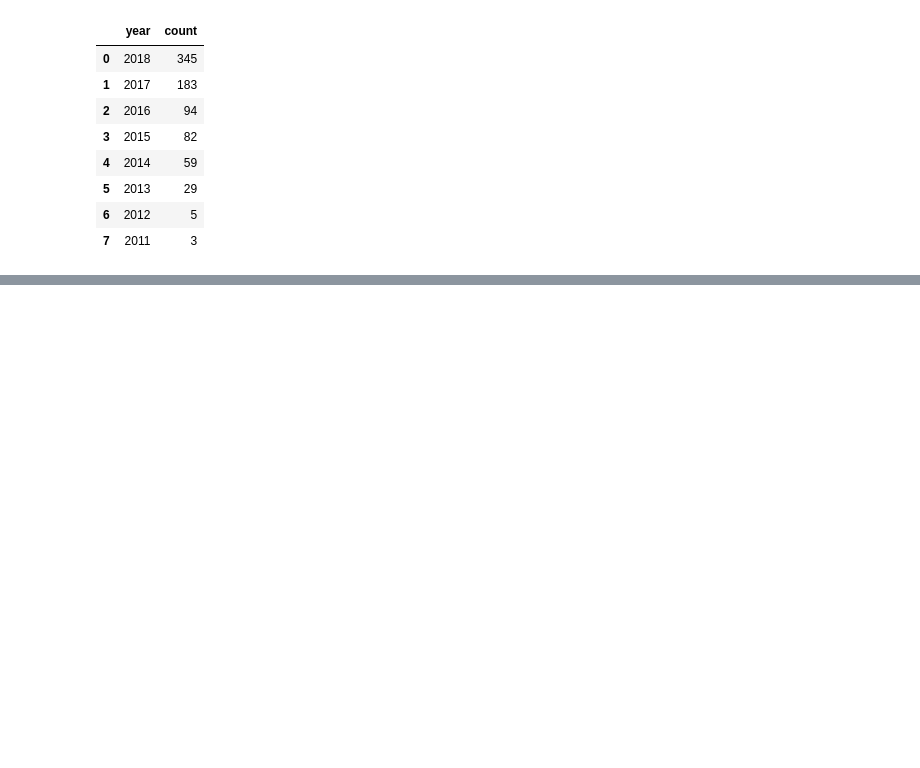
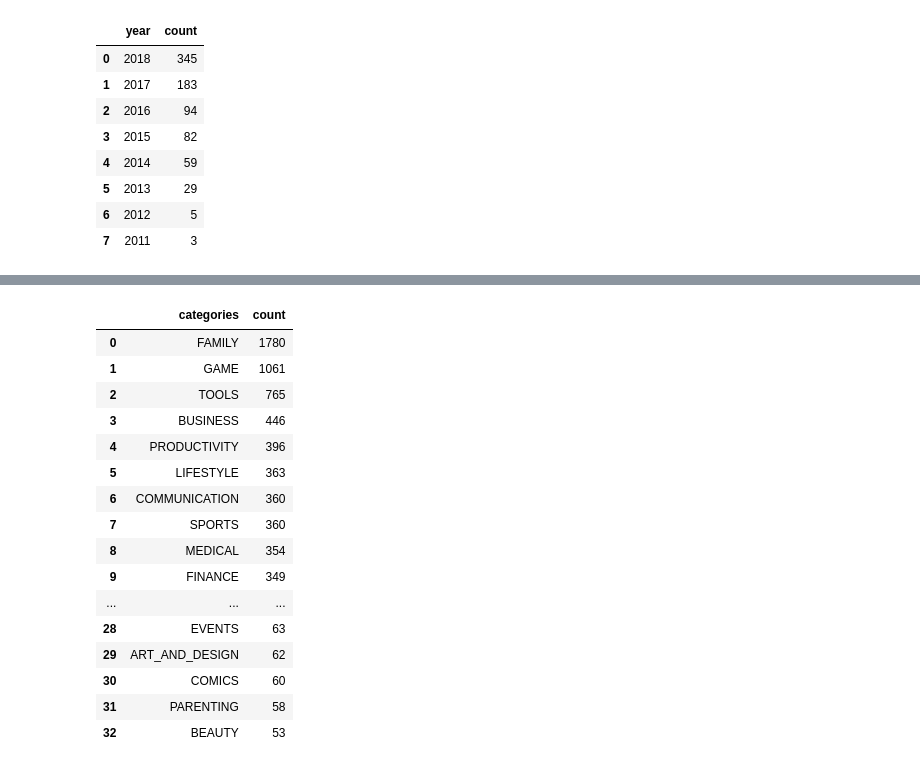
Before and after one commit to sidds4474/Play-Store-App-Review-Analysis, a Jupyter notebook: Play_Store_App_Review_Analysis_Project.ipynb, the cells around one changed output, grey strips where cells are left out. Saved outputs shown, nothing was run; the diff lists cells and outputs as text; code cells hidden in the pictures; blank space fills up the shorter version.

```diff
--- a/Play_Store_App_Review_Analysis_Project.ipynb
+++ b/Play_Store_App_Review_Analysis_Project.ipynb
@@ -180,0 +242,5 @@ paid
+# %%
+def stats(dataframe,feature,column1,column2):
+  df=dataframe[feature].value_counts().reset_index()
+  df.columns=[column1,column2]
+  return df
@@ -180,0 +392,21 @@ paid
+# %%
+free_cat=stats(df1,'Category','categories','count')
+free_cat
+# %% [output]
+|  | categories | count |
+| 0 | FAMILY | 1780 |
+| 1 | GAME | 1061 |
+| 2 | TOOLS | 765 |
+| 3 | BUSINESS | 446 |
+| 4 | PRODUCTIVITY | 396 |
+| 5 | LIFESTYLE | 363 |
+| 6 | COMMUNICATION | 360 |
+| 7 | SPORTS | 360 |
+| 8 | MEDICAL | 354 |
+| 9 | FINANCE | 349 |
+| ... | ... | ... |
+| 28 | EVENTS | 63 |
+| 29 | ART_AND_DESIGN | 62 |
+| 30 | COMICS | 60 |
+| 31 | PARENTING | 58 |
+| 32 | BEAUTY | 53 |
```
Also changed, not shown: parts of 32 cells of this notebook.
